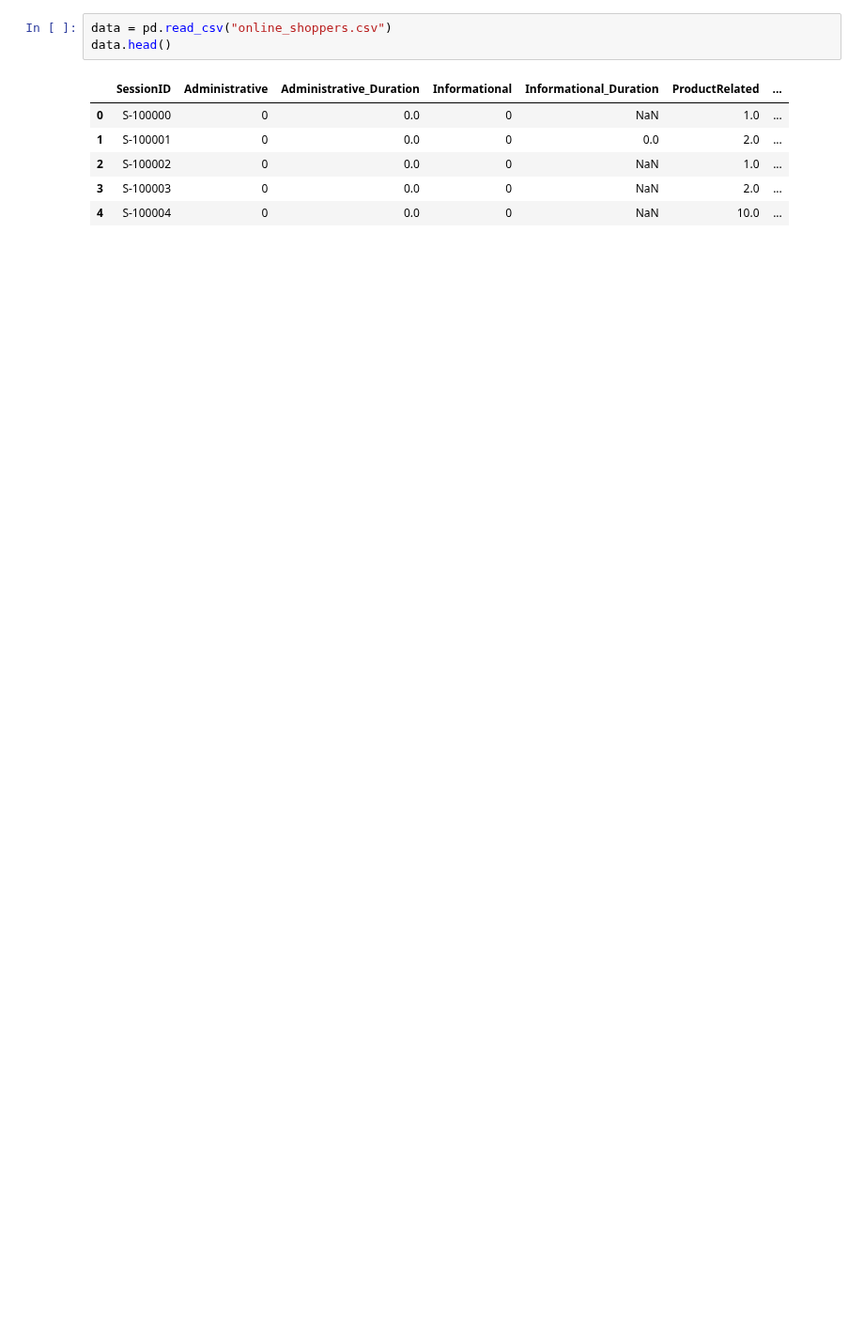
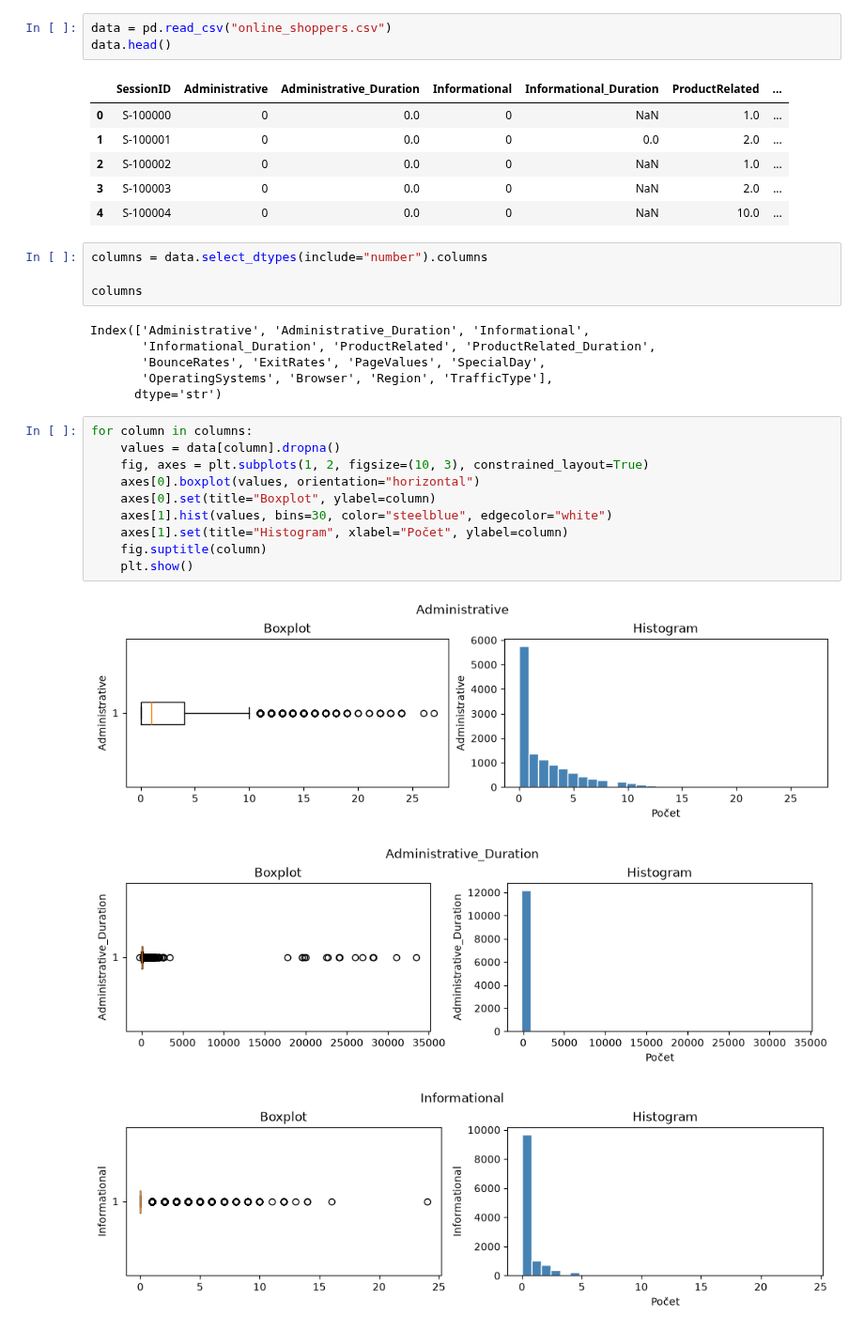
Before and after one commit to samuelbagin1/suns, a Jupyter notebook: zadania/01/main.ipynb, the cells around one changed output. Shown at 94% size. Drawn from its saved outputs; the diff is of its cells as text; blank space fills up the shorter version.

```diff
--- a/zadania/01/main.ipynb
+++ b/zadania/01/main.ipynb
@@ -24,3 +24,27 @@ data.head()
 | 2 | S-100002 | 0 | 0.0 | 0 | NaN | 1.0 | ... |
 | 3 | S-100003 | 0 | 0.0 | 0 | NaN | 2.0 | ... |
 | 4 | S-100004 | 0 | 0.0 | 0 | NaN | 10.0 | ... |
+# %%
+columns = data.select_dtypes(include="number").columns
+
+columns
+# %% [output]
+Index(['Administrative', 'Administrative_Duration', 'Informational',
+       'Informational_Duration', 'ProductRelated', 'ProductRelated_Duration',
+       'BounceRates', 'ExitRates', 'PageValues', 'SpecialDay',
+       'OperatingSystems', 'Browser', 'Region', 'TrafficType'],
+      dtype='str')
+# %%
+for column in columns:
+    values = data[column].dropna()
+    fig, axes = plt.subplots(1, 2, figsize=(10, 3), constrained_layout=True)
+    axes[0].boxplot(values, orientation="horizontal")
+    axes[0].set(title="Boxplot", ylabel=column)
+    axes[1].hist(values, bins=30, color="steelblue", edgecolor="white")
+    axes[1].set(title="Histogram", xlabel="Počet", ylabel=column)
+    fig.suptitle(column)
+    plt.show()
+# %% [output]
+[figure, added]
+[figure, added]
+[figure, added]
```
Also changed, not shown: parts of 17 cells of this notebook.
